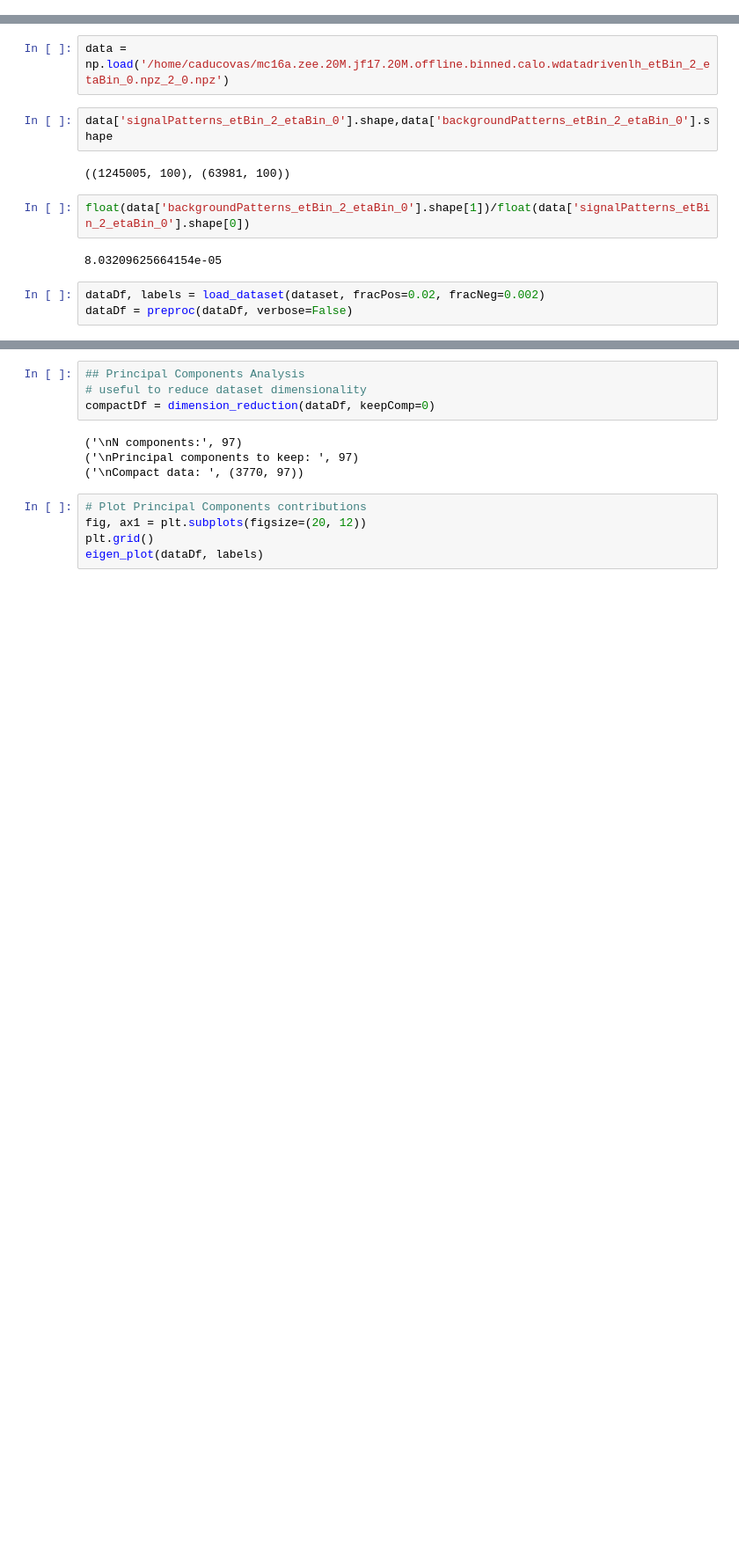
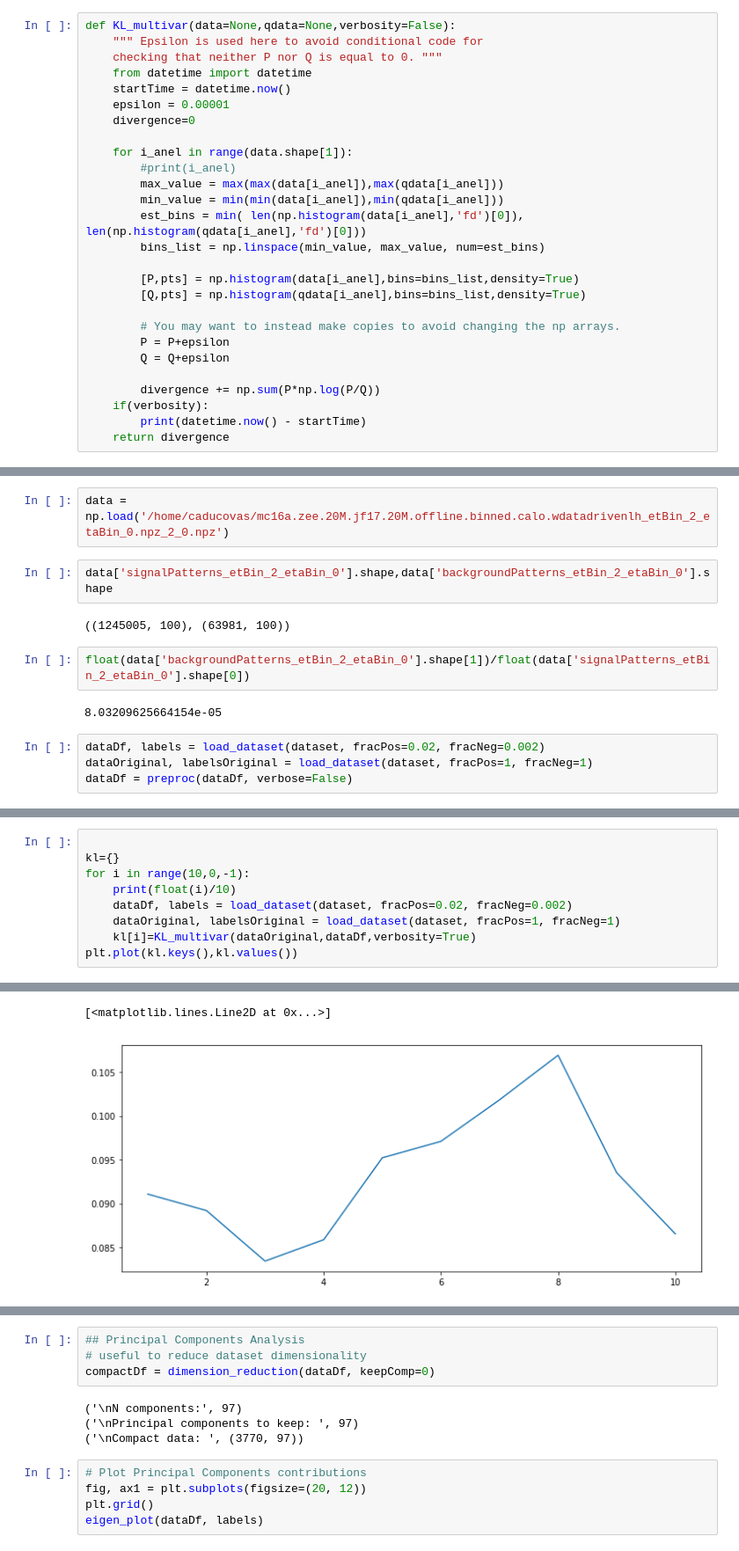
Before and after one commit to kaducovas/DeepRinger, a Jupyter notebook: notebooks/COC800.ipynb, the cells around one changed output, grey strips where cells are left out. Shown at 88% size. Cells and saved outputs as stored; diff of their text form; blank space fills up the shorter version.

```diff
--- a/notebooks/COC800.ipynb
+++ b/notebooks/COC800.ipynb
@@ -33,0 +58,27 @@ from keras import backend as K
+# %%
+def KL_multivar(data=None,qdata=None,verbosity=False):
+    """ Epsilon is used here to avoid conditional code for
+    checking that neither P nor Q is equal to 0. """
+    from datetime import datetime
+    startTime = datetime.now()
+    epsilon = 0.00001
+    divergence=0
+
+    for i_anel in range(data.shape[1]):
+        #print(i_anel)
+        max_value = max(max(data[i_anel]),max(qdata[i_anel]))
+        min_value = min(min(data[i_anel]),min(qdata[i_anel]))
+        est_bins = min( len(np.histogram(data[i_anel],'fd')[0]), len(np.histogram(qdata[i_anel],'fd')[0]))
+        bins_list = np.linspace(min_value, max_value, num=est_bins)
+
+        [P,pts] = np.histogram(data[i_anel],bins=bins_list,density=True)
+        [Q,pts] = np.histogram(qdata[i_anel],bins=bins_list,density=True)
+
+        # You may want to instead make copies to avoid changing the np arrays.
+        P = P+epsilon
+        Q = Q+epsilon
+
+        divergence += np.sum(P*np.log(P/Q))
+    if(verbosity):
+        print(datetime.now() - startTime)
+    return divergence
@@ -54,5 +296,6 @@ float(data['backgroundPatterns_etBin_2_etaBin_0'].shape[1])/float(data['signalPa
 8.03209625664154e-05
 # %%
 dataDf, labels = load_dataset(dataset, fracPos=0.02, fracNeg=0.002)
+dataOriginal, labelsOriginal = load_dataset(dataset, fracPos=1, fracNeg=1)
 dataDf = preproc(dataDf, verbose=False)
 # %% [output]
@@ -62,2 +318,12 @@ Negative class: 0.00 %, 2490 entries
 
 3 features containing only zeros have been dropped from data.
+# %%
+
+kl={}
+for i in range(10,0,-1):
+    print(float(i)/10)
+    dataDf, labels = load_dataset(dataset, fracPos=0.02, fracNeg=0.002)
+    dataOriginal, labelsOriginal = load_dataset(dataset, fracPos=1, fracNeg=1)
+    kl[i]=KL_multivar(dataOriginal,dataDf,verbosity=True)
+plt.plot(kl.keys(),kl.values())
+# %% [output]
@@ -63,0 +347,2 @@ Negative class: 0.00 %, 2490 entries
+[<matplotlib.lines.Line2D at 0x...>]
+[figure, added]
```
Also changed, not shown: parts of 33 cells of this notebook, 19 other files.
